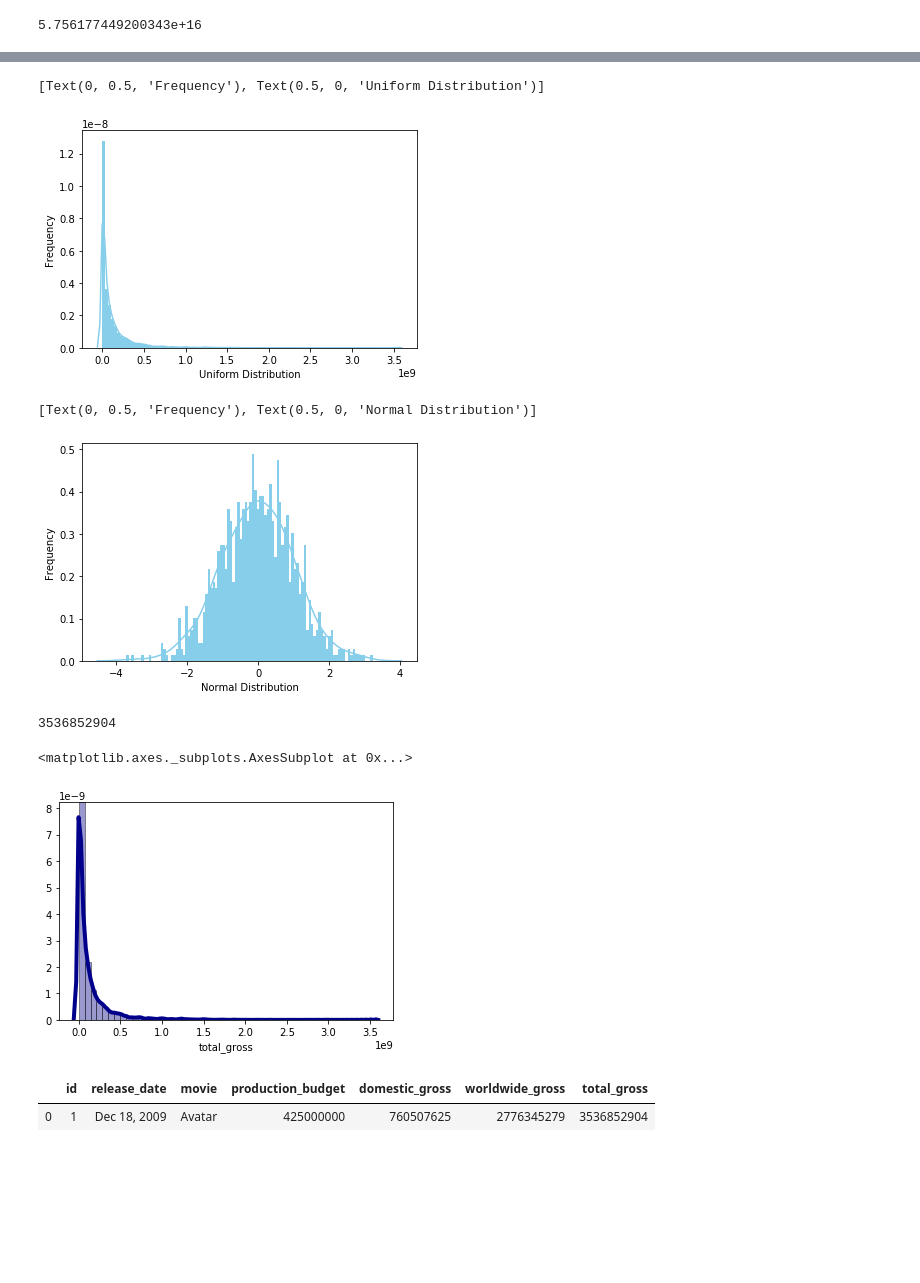
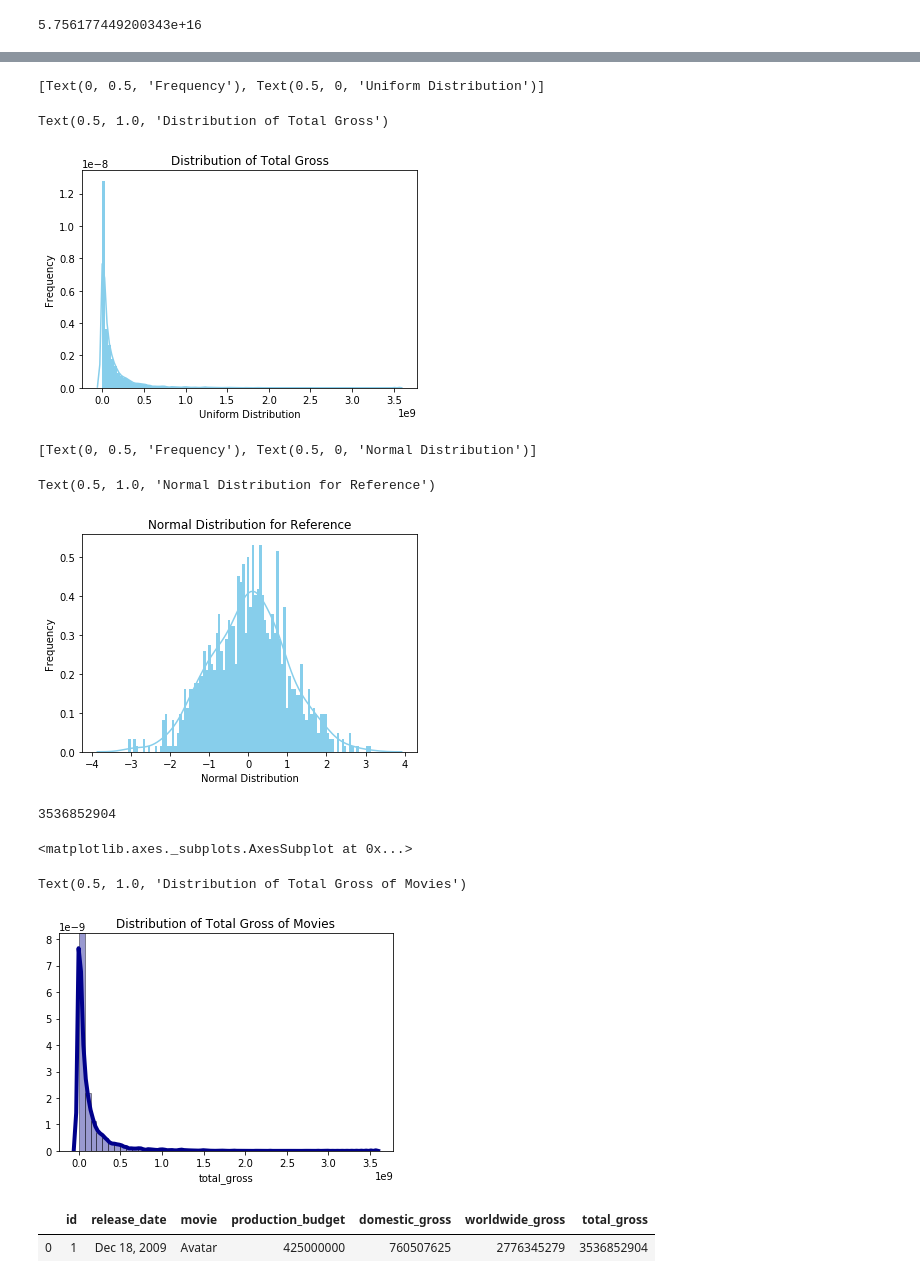
Before and after one commit to dapsavoie/dsc-mod-1-project-v2-1-online-ds-ft-120919, a Jupyter notebook: student.ipynb, the cells around one changed output, grey strips where cells are left out. Saved outputs shown, nothing was run; the diff lists cells and outputs as text; code cells hidden in the pictures; blank space fills up the shorter version.

```diff
--- a/student.ipynb
+++ b/student.ipynb
@@ -705,9 +885,11 @@ ax = sns.distplot(tn_movies_budgets['total_gross'],
                  color='skyblue',
                  hist_kws = {"linewidth": 15, 'alpha': 1})
 ax.set(xlabel='Uniform Distribution', ylabel = 'Frequency')
+plt.title('Distribution of Total Gross')
 # %% [output]
 [Text(0, 0.5, 'Frequency'), Text(0.5, 0, 'Uniform Distribution')]
+Text(0.5, 1.0, 'Distribution of Total Gross')
-[figure, old version]
+[figure, new version]
 # %%
 #attempted to create a graph of a regular distirbution for comparision
 from scipy.stats import norm
@@ -716,13 +898,15 @@ total_gross_norm = norm.rvs(size=1000, loc=0, scale=1)
 # %%
 ax = sns.distplot(total_gross_norm,
                   bins=100,
                   kde=True,
                   color='skyblue',
                   hist_kws={"linewidth": 15,'alpha':1})
 ax.set(xlabel='Normal Distribution', ylabel='Frequency')
+plt.title('Normal Distribution for Reference')
 # %% [output]
 [Text(0, 0.5, 'Frequency'), Text(0.5, 0, 'Normal Distribution')]
+Text(0.5, 1.0, 'Normal Distribution for Reference')
-[figure, old version]
+[figure, new version]
 # %%
 bin_size = int(tn_movies_budgets['total_gross'].max())
 bin_size
@@ -734,9 +918,12 @@ sns.distplot(tn_movies_budgets['total_gross'], hist=True, kde=True,
              color = 'darkblue',
              hist_kws={'edgecolor':'black'},
              kde_kws={'linewidth': 4})
+
+plt.title('Distribution of Total Gross of Movies')
 # %% [output]
 <matplotlib.axes._subplots.AxesSubplot at 0x...>
+Text(0.5, 1.0, 'Distribution of Total Gross of Movies')
-[figure, old version]
+[figure, new version]
 # %%
 tn_movies_budgets.loc[tn_movies_budgets['total_gross'] == tn_movies_budgets['total_gross'].max()]
 # %% [output]
```
Also changed, not shown: parts of 99 cells of this notebook.
